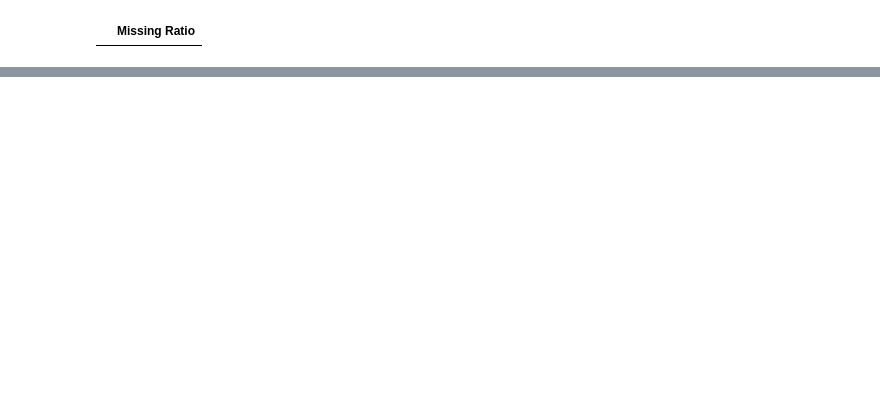
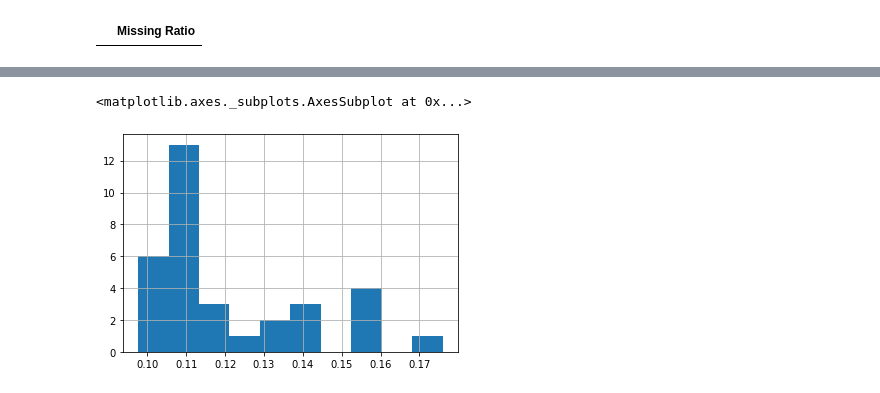
Before and after one commit to Halesu/4th-ML100Days, a Jupyter notebook: homework/Day_051_Mid-term.ipynb, the cells around one changed output, grey strips where cells are left out. Cells and saved outputs as stored; diff of their text form; code cells hidden in the pictures; blank space fills up the shorter version.

```diff
--- a/homework/Day_051_Mid-term.ipynb
+++ b/homework/Day_051_Mid-term.ipynb
@@ -215,0 +311,9 @@ sub.poi.hist()
+# %%
+svc_model.fit(train_X, train_Y)
+svc_pred = svc_model.predict_proba(test_X)[:,1]
+sub = pd.DataFrame({'name': name, 'poi': svc_pred})
+sub.to_csv(data_path + 'svc_model.csv', index=False)
+sub.poi.hist()
+# %% [output]
+<matplotlib.axes._subplots.AxesSubplot at 0x...>
+[figure, added]
```
Also changed, not shown: parts of 26 cells of this notebook, 1 other file.
